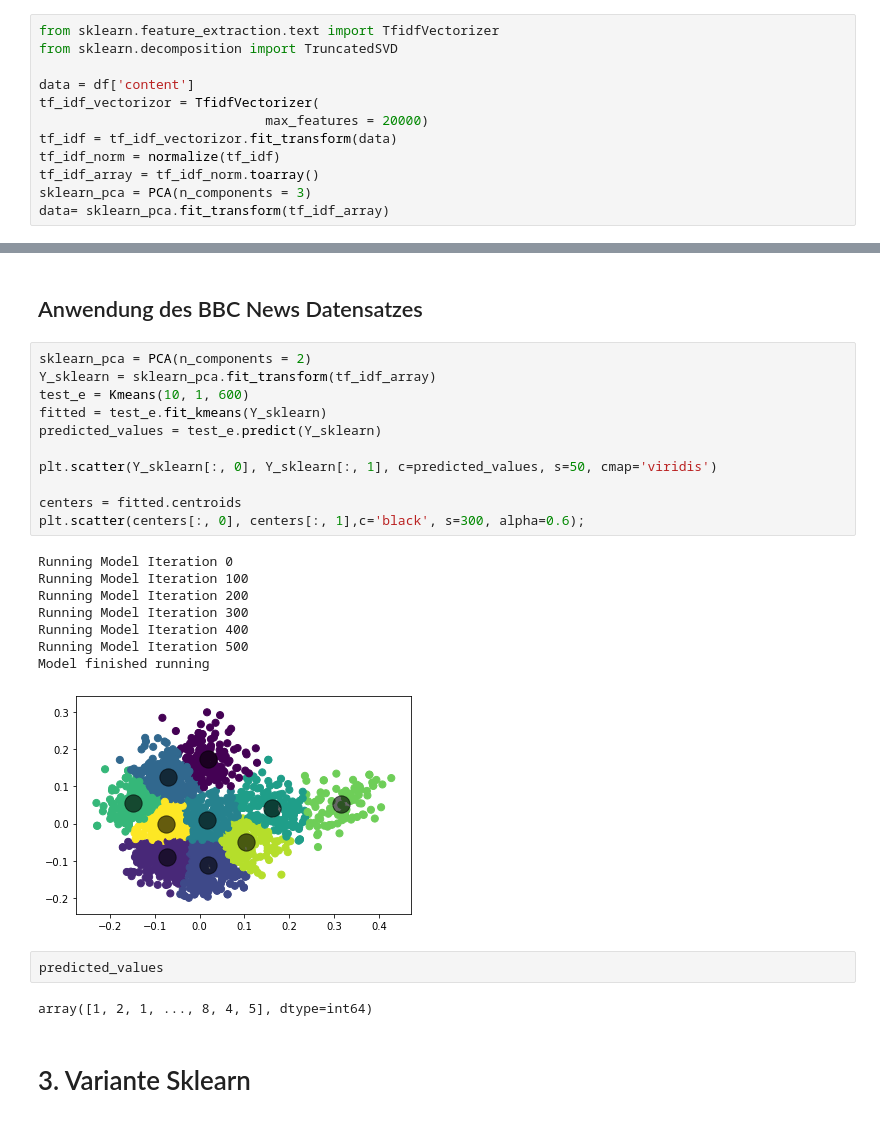
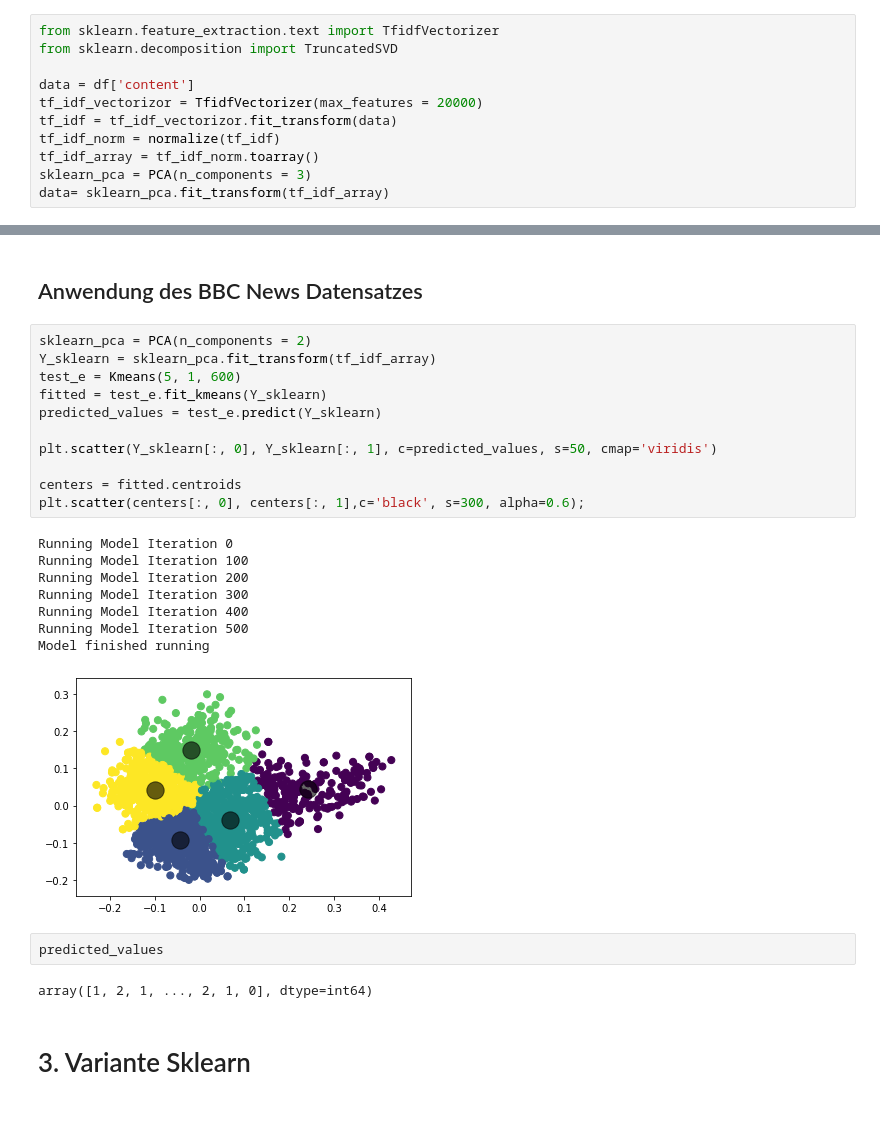
Before and after one commit to tig1795/BBC_News_cluster, a Jupyter notebook: Notebooks/1_KMeans/KMeans.ipynb, the cells around one changed output, grey strips where cells are left out. Cells and saved outputs as stored; diff of their text form.

```diff
--- a/Notebooks/1_KMeans/KMeans.ipynb
+++ b/Notebooks/1_KMeans/KMeans.ipynb
@@ -132,8 +132,7 @@ from sklearn.feature_extraction.text import TfidfVectorizer
 from sklearn.decomposition import TruncatedSVD
 
 data = df['content']
-tf_idf_vectorizor = TfidfVectorizer(
-                             max_features = 20000)
+tf_idf_vectorizor = TfidfVectorizer(max_features = 20000)
 tf_idf = tf_idf_vectorizor.fit_transform(data)
 tf_idf_norm = normalize(tf_idf)
 tf_idf_array = tf_idf_norm.toarray()
@@ -379,27 +378,27 @@ class Kmeans:
 # %%
 sklearn_pca = PCA(n_components = 2)
 Y_sklearn = sklearn_pca.fit_transform(tf_idf_array)
-test_e = Kmeans(10, 1, 600)
+test_e = Kmeans(5, 1, 600)
 fitted = test_e.fit_kmeans(Y_sklearn)
 predicted_values = test_e.predict(Y_sklearn)
 
 plt.scatter(Y_sklearn[:, 0], Y_sklearn[:, 1], c=predicted_values, s=50, cmap='viridis')
 
 centers = fitted.centroids
 plt.scatter(centers[:, 0], centers[:, 1],c='black', s=300, alpha=0.6);
 # %% [output]
 Running Model Iteration 0
 Running Model Iteration 100
 Running Model Iteration 200
 Running Model Iteration 300
 Running Model Iteration 400
 Running Model Iteration 500
 Model finished running
-[figure, old version]
+[figure, new version]
 # %%
 predicted_values
 # %% [output]
-array([1, 2, 1, ..., 8, 4, 5], dtype=int64)
+array([1, 2, 1, ..., 2, 1, 0], dtype=int64)
 # %% [markdown]
 # 3. Variante Sklearn
 # %%
```
Also changed, not shown: parts of 30 cells of this notebook, 4 other files.
